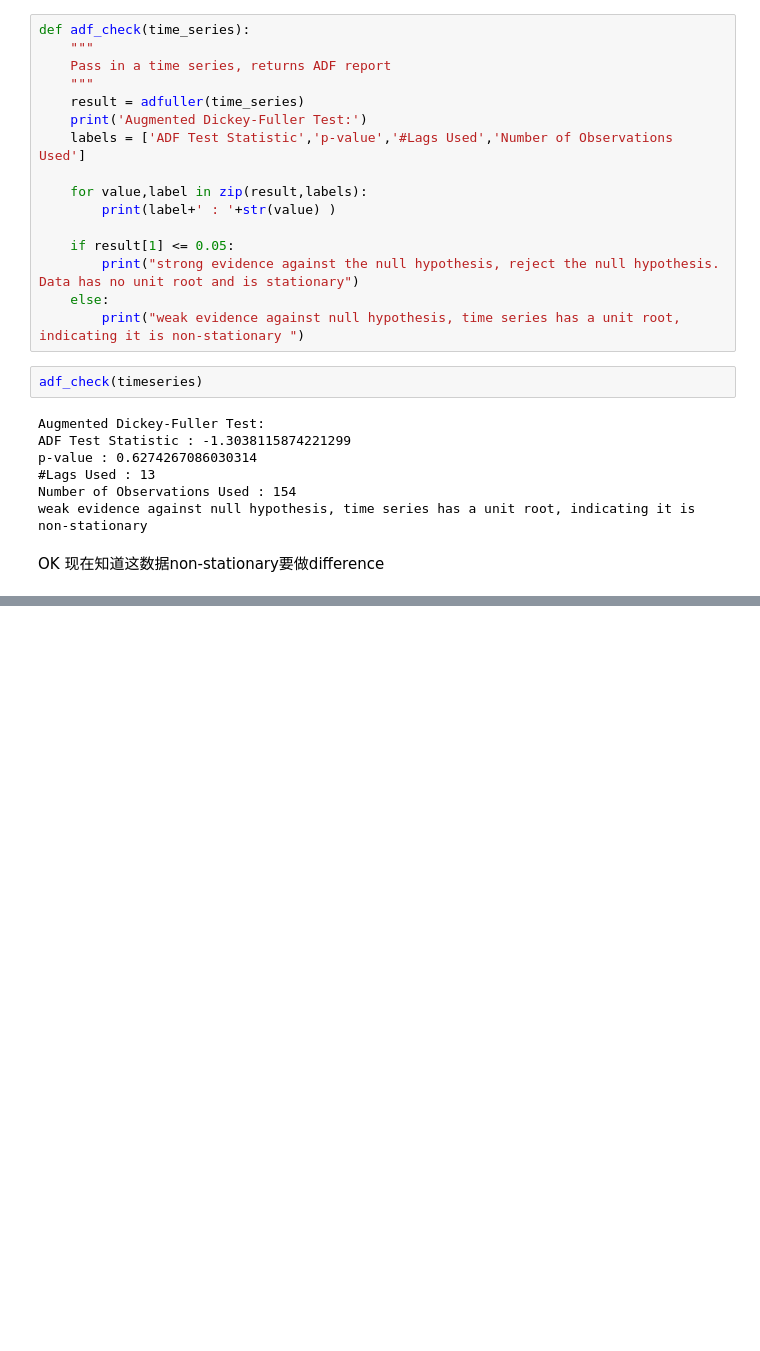
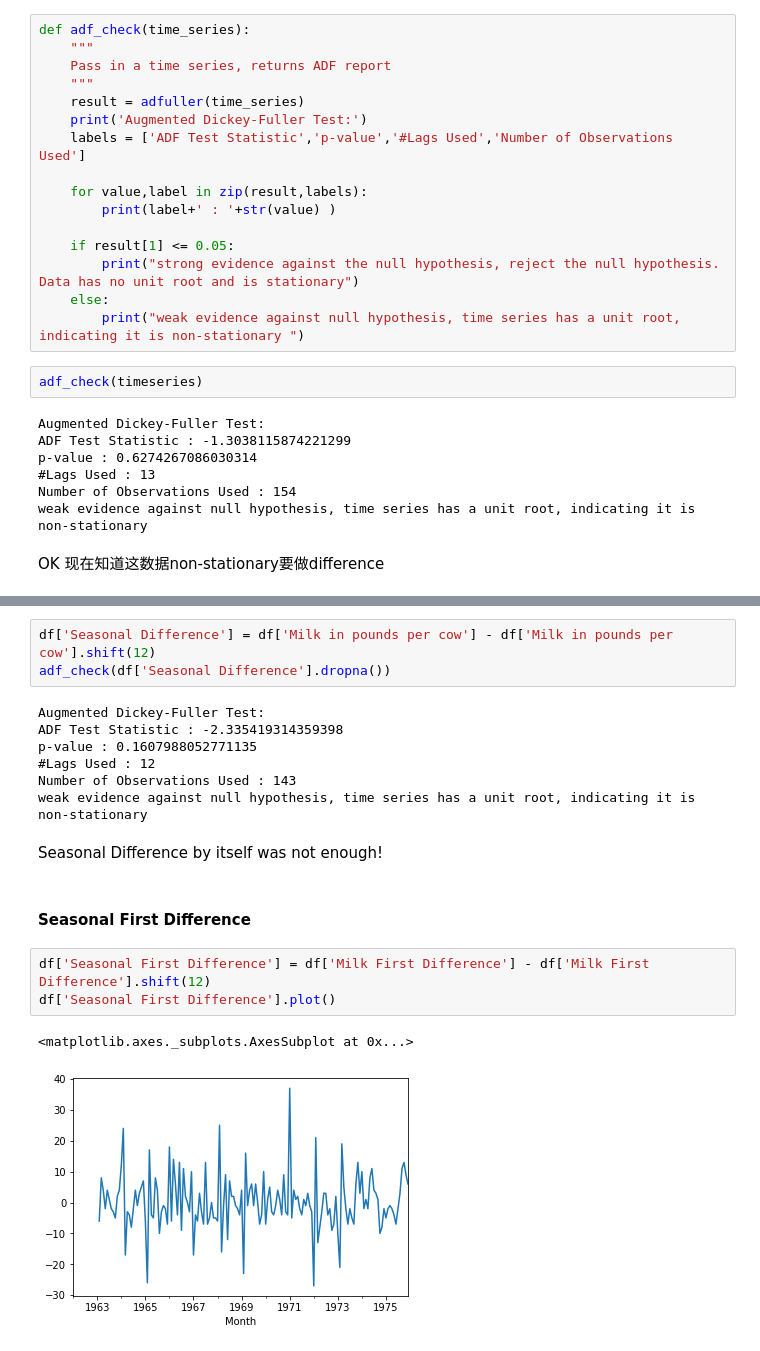
Before and after one commit to Bohaukish/Python-for-Financial-Analysis, a Jupyter notebook: Time Series Analysis/ARIMA_and_seasonal_ARIMA_model.ipynb, the cells around one changed output, grey strips where cells are left out. Drawn from its saved outputs; the diff is of its cells as text; blank space fills up the shorter version.

```diff
--- a/Time Series Analysis/ARIMA_and_seasonal_ARIMA_model.ipynb
+++ b/Time Series Analysis/ARIMA_and_seasonal_ARIMA_model.ipynb
@@ -183,0 +211,20 @@ OK 现在知道这数据non-stationary要做difference
+# %%
+df['Seasonal Difference'] = df['Milk in pounds per cow'] - df['Milk in pounds per cow'].shift(12)
+adf_check(df['Seasonal Difference'].dropna())
+# %% [output]
+Augmented Dickey-Fuller Test:
+ADF Test Statistic : -2.335419314359398
+p-value : 0.1607988052771135
+#Lags Used : 12
+Number of Observations Used : 143
+weak evidence against null hypothesis, time series has a unit root, indicating it is non-stationary
+# %% [markdown]
+Seasonal Difference by itself was not enough!
+# %% [markdown]
+#### Seasonal First Difference
+# %%
+df['Seasonal First Difference'] = df['Milk First Difference'] - df['Milk First Difference'].shift(12)
+df['Seasonal First Difference'].plot()
+# %% [output]
+<matplotlib.axes._subplots.AxesSubplot at 0x...>
+[figure, added]
```
Also changed, not shown: parts of 11 cells of this notebook.
